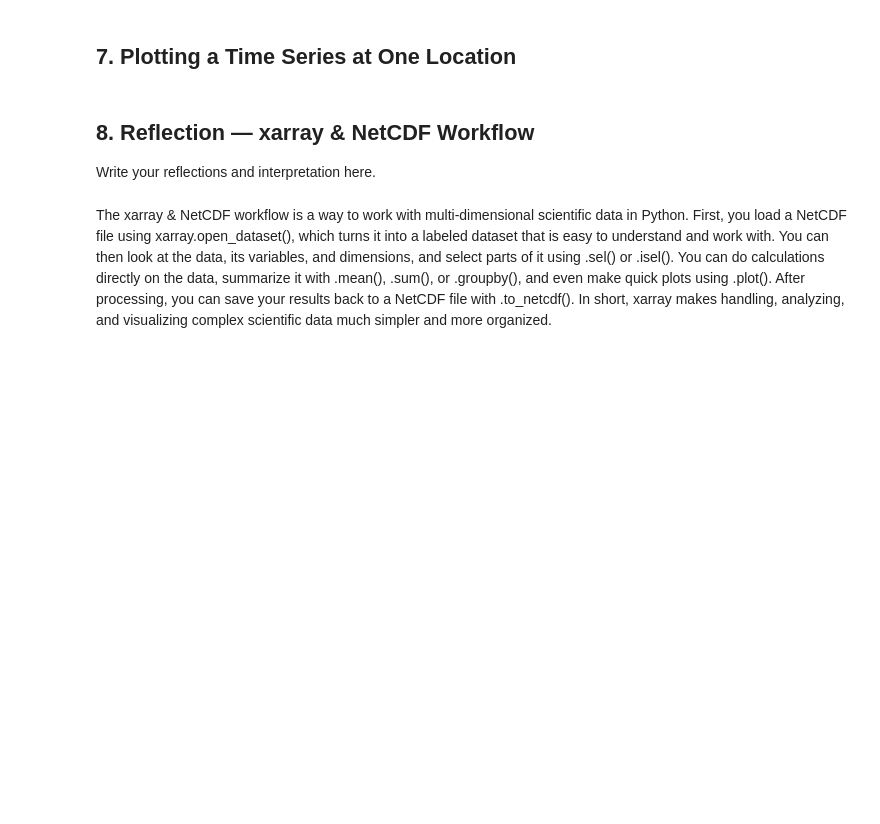
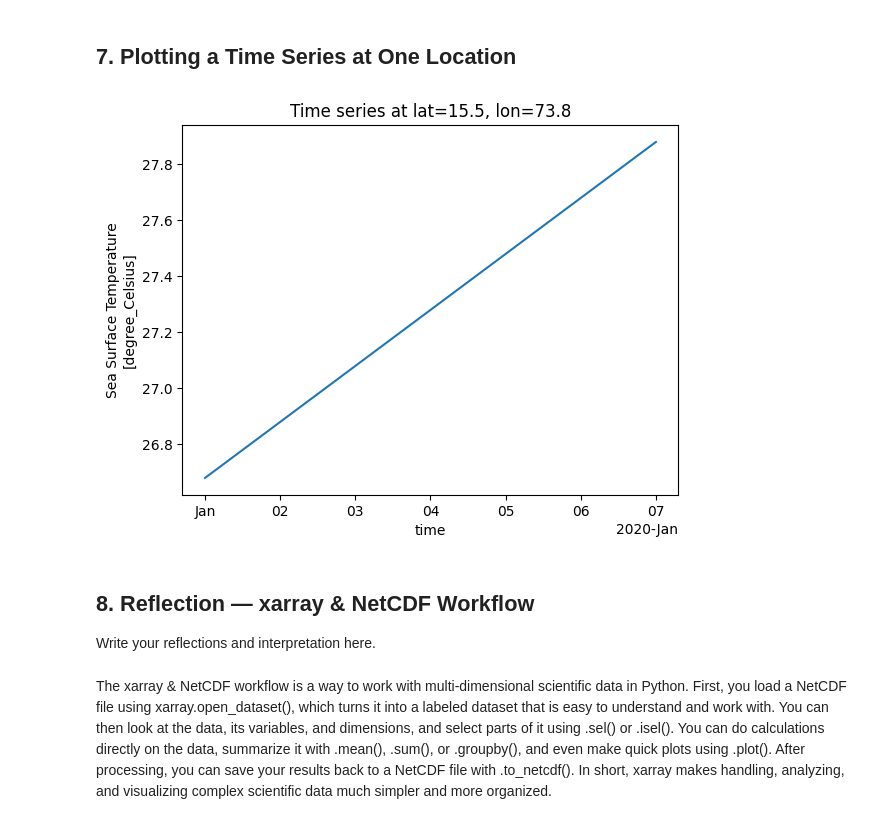
Before and after one commit to EstherSmila69/python-basics, a Jupyter notebook: notebooks/04_Mini_Remote_Sensing_Task.ipynb, the cells around one changed output. Drawn from its saved outputs; the diff is of its cells as text; code cells hidden in the pictures; blank space fills up the shorter version.

```diff
--- a/notebooks/04_Mini_Remote_Sensing_Task.ipynb
+++ b/notebooks/04_Mini_Remote_Sensing_Task.ipynb
@@ -102,15 +152,17 @@ nc_path = "../data/data_sst.nc"  # change this
 # %%
 # TODO: choose a point near your study region.
 
-# lat_pt = 15.5
-# lon_pt = 73.8
+lat_pt = 15.5
+lon_pt = 73.8
 
-# ts = var.sel(lat=lat_pt, lon=lon_pt, method='nearest')
+ts = var.sel(lat=lat_pt, lon=lon_pt, method='nearest')
 
-# plt.figure()
-# ts.plot()
-# plt.title(f"Time series at lat={lat_pt}, lon={lon_pt}")
-# plt.show()
+plt.figure()
+ts.plot()
+plt.title(f"Time series at lat={lat_pt}, lon={lon_pt}")
+plt.show()
+# %% [output]
+[figure, added]
 # %% [markdown]
 ## 8. Reflection — xarray & NetCDF Workflow
 Write your reflections and interpretation here.
```
Also changed, not shown: parts of 5 cells of this notebook.
